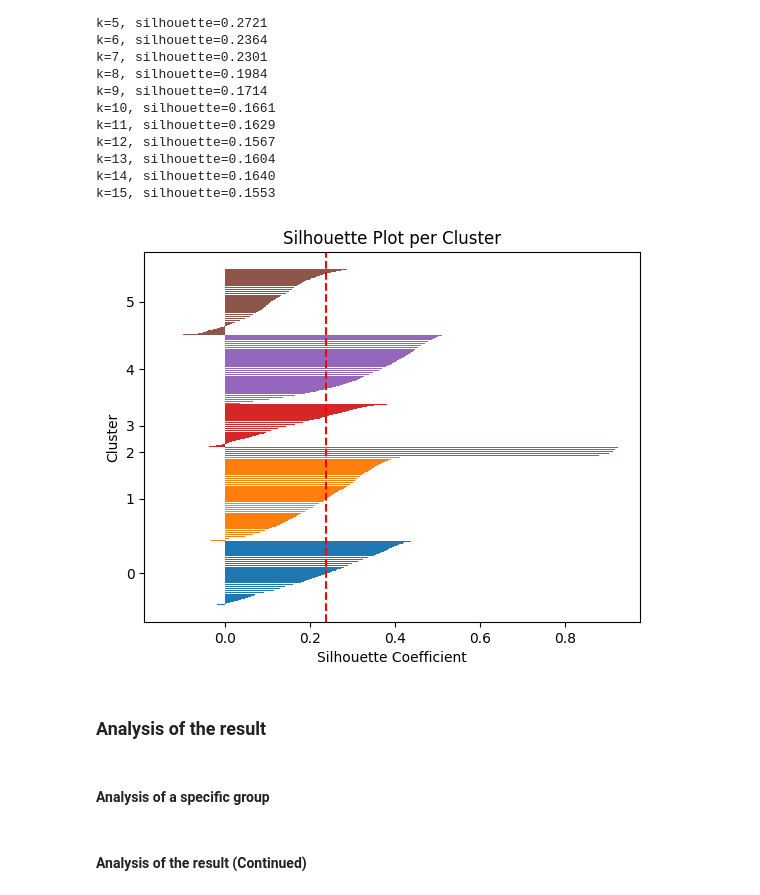
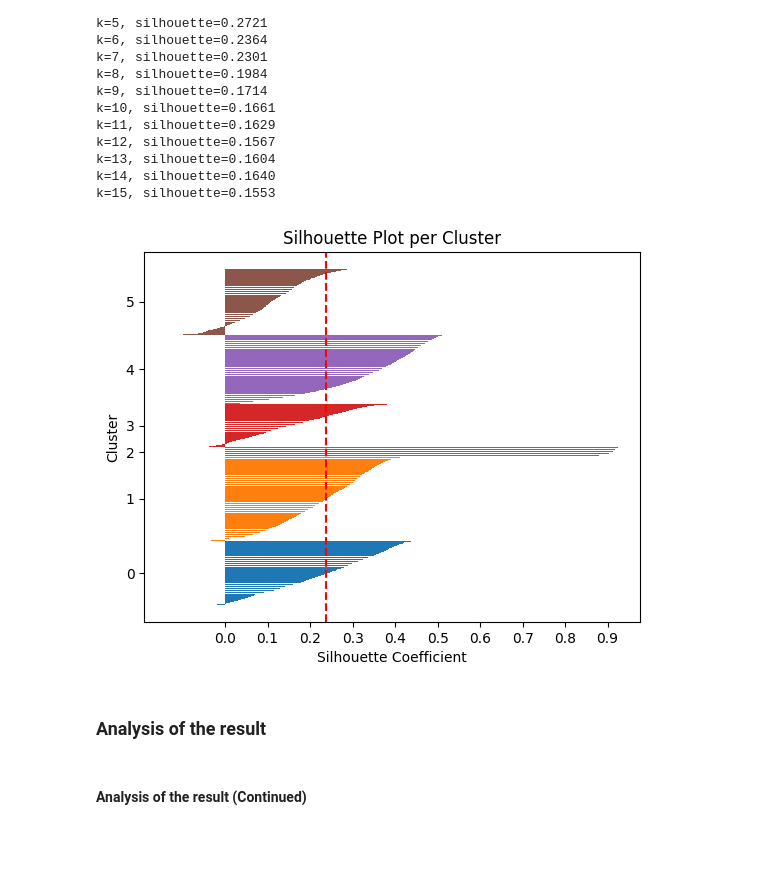
Before and after one commit to Computational-Tools-in-DS-G42/footballer-profiler-AI, a Jupyter notebook: player_profiler.ipynb, the cells around one changed output. Cells and saved outputs as stored; diff of their text form; code cells hidden in the pictures; blank space fills up the shorter version.

```diff
--- a/player_profiler.ipynb
+++ b/player_profiler.ipynb
@@ -870,28 +664,27 @@ df_train['cluster'] = kmeans.labels_
 # %%
 # Silhouette score plot per cluster for the selected K value
 
 silhouette_vals = silhouette_samples(X_scaled_all, df_train["cluster"])
 y_ax_lower, y_ax_upper = 0, 0
 yticks = []
 
 for i in np.unique(df_train["cluster"]):
     cluster_silhouette_vals = silhouette_vals[df_train["cluster"] == i]
     cluster_silhouette_vals.sort()
     y_ax_upper += len(cluster_silhouette_vals)
     plt.barh(range(y_ax_lower, y_ax_upper),
              cluster_silhouette_vals, edgecolor='none')
     yticks.append((y_ax_lower + y_ax_upper) / 2)
     y_ax_lower += len(cluster_silhouette_vals)
 
 plt.axvline(x=silhouette_score(X_scaled_all, df_train["cluster"]), color="red", linestyle="--")
 plt.yticks(yticks, np.unique(df_train["cluster"]))
 plt.ylabel("Cluster")
 plt.xlabel("Silhouette Coefficient")
 plt.title("Silhouette Plot per Cluster")
+plt.xticks(np.arange(0.0, 1.0, 0.1))
 plt.show()
 # %% [output]
-[figure, old version]
+[figure, new version]
 # %% [markdown]
 ### Analysis of the result
-# %% [markdown]
-#### Analysis of a specific group
```
Also changed, not shown: parts of 33 cells of this notebook.
